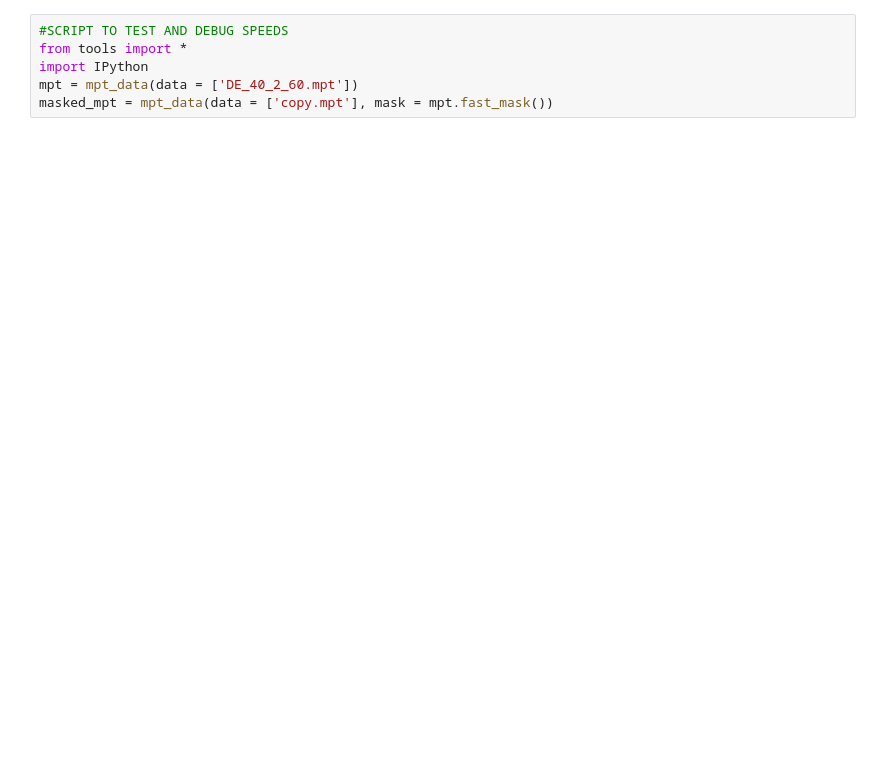
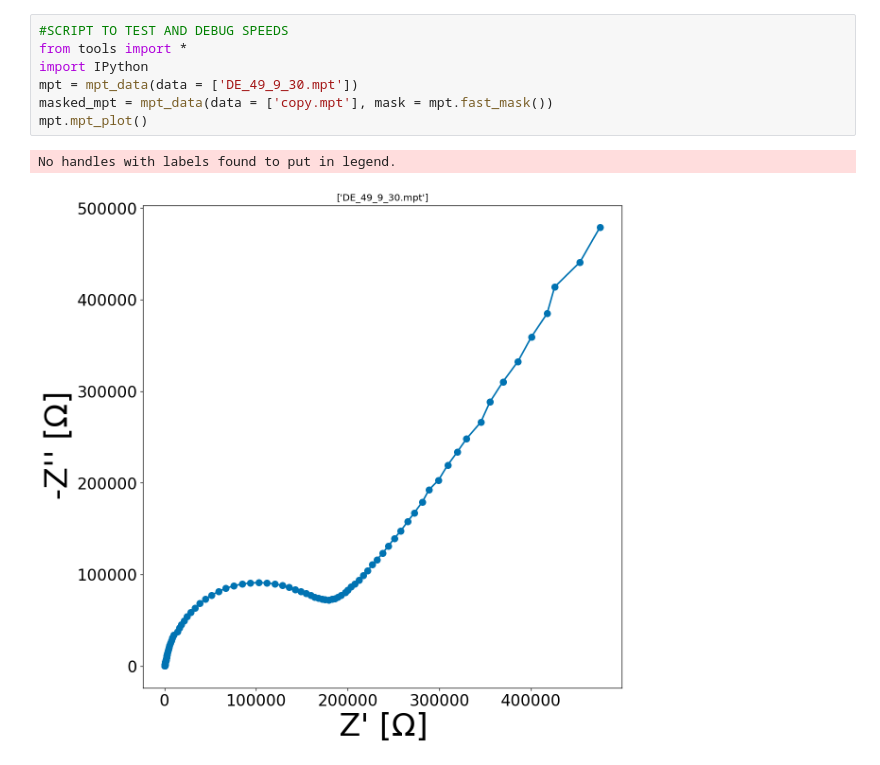
Before and after one commit to WildcatDiscovery/EIS_Manager, a Jupyter notebook: utils/second_circuit.ipynb, the cells around one changed output. Drawn from its saved outputs; the diff is of its cells as text; blank space fills up the shorter version.

```diff
--- a/utils/second_circuit.ipynb
+++ b/utils/second_circuit.ipynb
@@ -1,7 +1,11 @@
 # %%
 #SCRIPT TO TEST AND DEBUG SPEEDS
 from tools import *
 import IPython
-mpt = mpt_data(data = ['DE_40_2_60.mpt'])
+mpt = mpt_data(data = ['DE_49_9_30.mpt'])
 masked_mpt = mpt_data(data = ['copy.mpt'], mask = mpt.fast_mask())
+mpt.mpt_plot()
+# %% [output]
+No handles with labels found to put in legend.
+[figure, added]
 # %%
```
Also changed, not shown: parts of 3 cells of this notebook, 4 other files.
